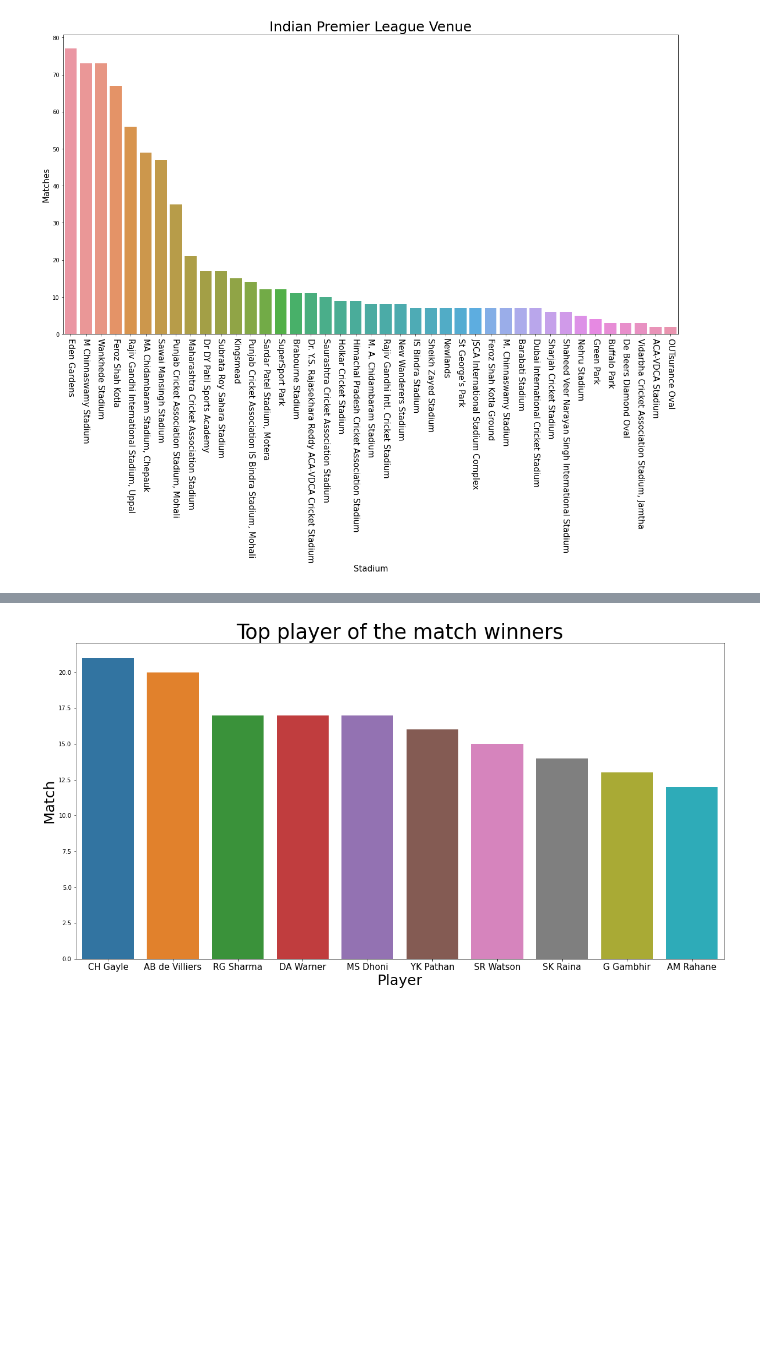
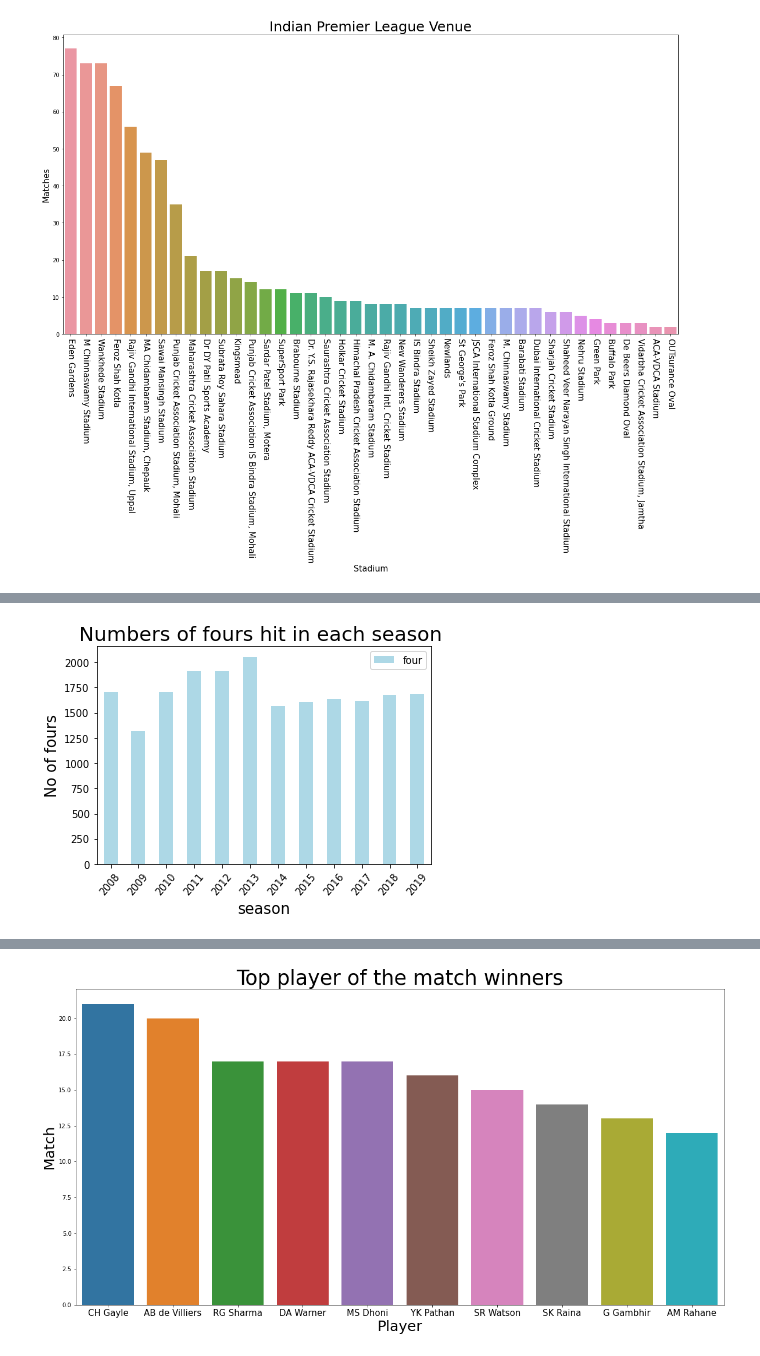
Before and after one commit to abhijeetraj22/TSF-GRIP_Tasks, a Jupyter notebook: TSF_Task_5.ipynb, the cells around one changed output, grey strips where cells are left out. Drawn from its saved outputs; the diff is of its cells as text; code cells hidden in the pictures; blank space fills up the shorter version.

```diff
--- a/TSF_Task_5.ipynb
+++ b/TSF_Task_5.ipynb
@@ -188,0 +366,10 @@ plt.xticks(rotation=-90,fontsize=15);
+# %%
+# we will plot graph on no of four hit in each season
+ax=four_data.groupby('season')['batsman_runs'].agg([('four','count')]).reset_index().plot('season','four',kind='bar',color = 'lightblue')
+plt.title("Numbers of fours hit in each season ",fontsize=20)
+plt.xticks(rotation=50)
+plt.xlabel("season",fontsize=15)
+plt.ylabel("No of fours",fontsize=15)
+plt.show()
+# %% [output]
+[figure, added]
```
Also changed, not shown: parts of 20 cells of this notebook.
